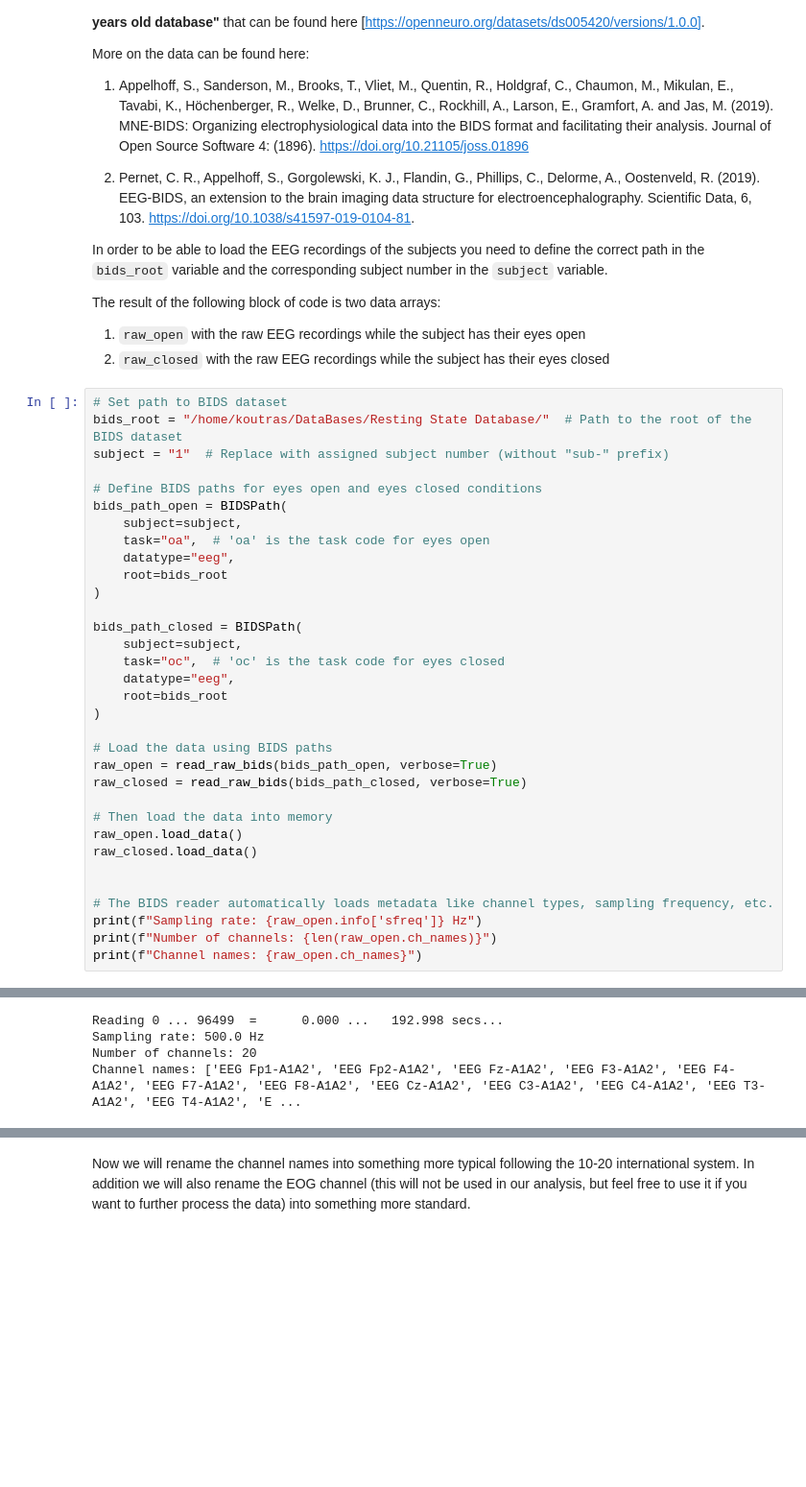
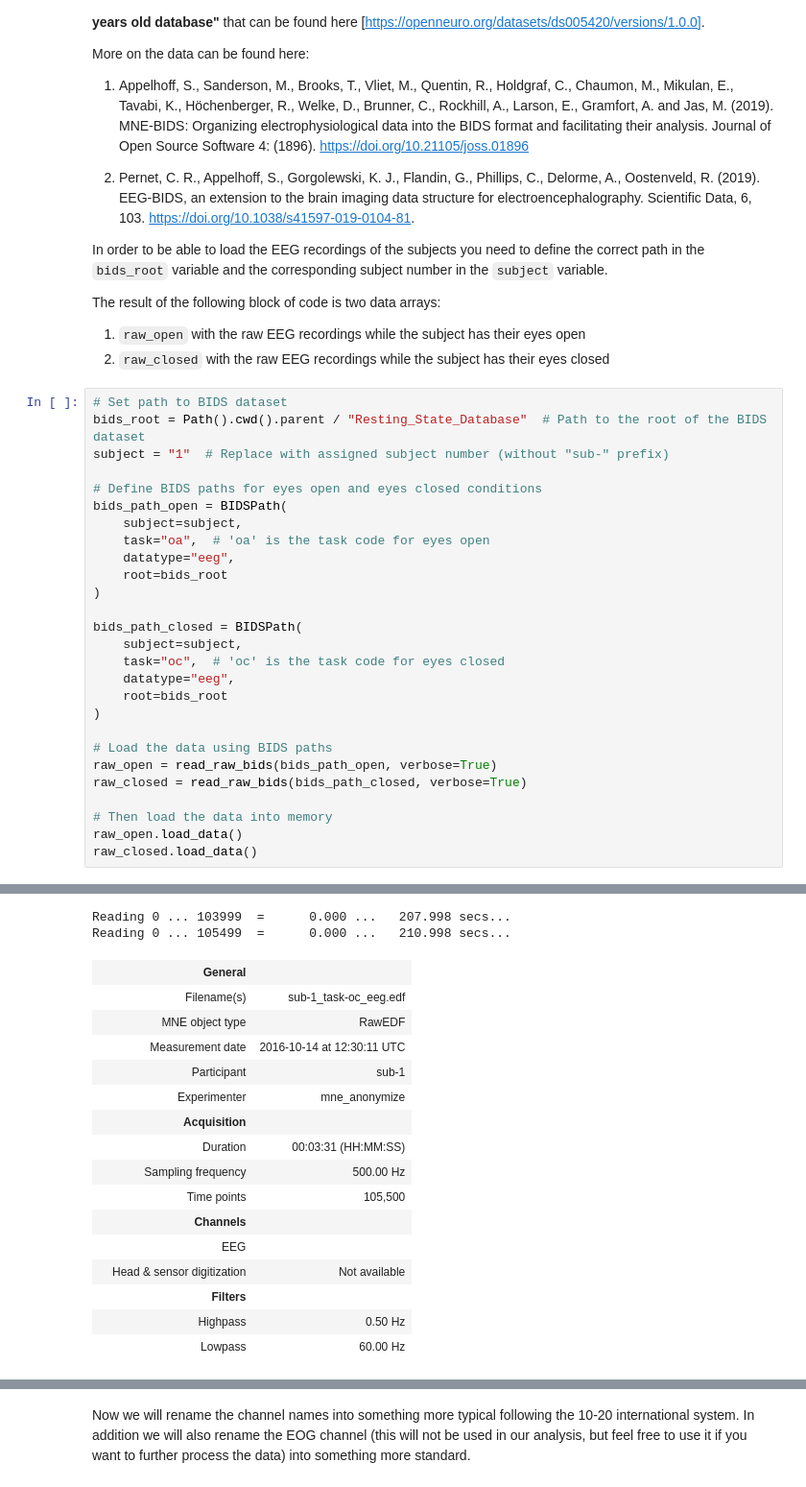
Before and after one commit to undeMalum/signal-processing, a Jupyter notebook: lec_3/code/resting_analysis.ipynb, the cells around one changed output, grey strips where cells are left out. Shown at 96% size. Drawn from its saved outputs; the diff is of its cells as text; blank space fills up the shorter version.

Commit message:
start analyzing subject data

````diff
--- a/lec_3/code/resting_analysis.ipynb
+++ b/lec_3/code/resting_analysis.ipynb
@@ -24,7 +24,7 @@ The result of the following block of code is two data arrays:
 2. ```raw_closed``` with the raw EEG recordings while the subject has their eyes closed
 # %%
 # Set path to BIDS dataset
-bids_root = "/home/koutras/DataBases/Resting State Database/"  # Path to the root of the BIDS dataset
+bids_root = Path().cwd().parent / "Resting_State_Database"  # Path to the root of the BIDS dataset
 subject = "1"  # Replace with assigned subject number (without "sub-" prefix)
 
 # Define BIDS paths for eyes open and eyes closed conditions
@@ -49,10 +49,4 @@ raw_closed = read_raw_bids(bids_path_closed, verbose=True)
 # Then load the data into memory
 raw_open.load_data()
 raw_closed.load_data()
-
-
-# The BIDS reader automatically loads metadata like channel types, sampling frequency, etc.
-print(f"Sampling rate: {raw_open.info['sfreq']} Hz")
-print(f"Number of channels: {len(raw_open.ch_names)}")
-print(f"Channel names: {raw_open.ch_names}")
 # %% [output]
@@ -78,7 +71,21 @@ The search_str was "/home/koutras/DataBases/Resting State Database/sub-10/**/eeg
   raw_closed = read_raw_bids(bids_path_closed, verbose=True)
 sex (subject sex): None
   raw_closed = read_raw_bids(bids_path_closed, verbose=True)
-Reading 0 ... 96499  =      0.000 ...   192.998 secs...
-Sampling rate: 500.0 Hz
-Number of channels: 20
-Channel names: ['EEG Fp1-A1A2', 'EEG Fp2-A1A2', 'EEG Fz-A1A2', 'EEG F3-A1A2', 'EEG F4-A1A2', 'EEG F7-A1A2', 'EEG F8-A1A2', 'EEG Cz-A1A2', 'EEG C3-A1A2', 'EEG C4-A1A2', 'EEG T3-A1A2', 'EEG T4-A1A2', 'E ...
+Reading 0 ... 103999  =      0.000 ...   207.998 secs...
+Reading 0 ... 105499  =      0.000 ...   210.998 secs...
+|  | General |  |
+|  | Filename(s) | sub-1_task-oc_eeg.edf |
+|  | MNE object type | RawEDF |
+|  | Measurement date | 2016-10-14 at 12:30:11 UTC |
+|  | Participant | sub-1 |
+|  | Experimenter | mne_anonymize |
+|  | Acquisition |  |
+|  | Duration | 00:03:31 (HH:MM:SS) |
+|  | Sampling frequency | 500.00 Hz |
+|  | Time points | 105,500 |
+|  | Channels |  |
+|  | EEG |  |
+|  | Head & sensor digitization | Not available |
+|  | Filters |  |
+|  | Highpass | 0.50 Hz |
+|  | Lowpass | 60.00 Hz |
````
Also changed, not shown: parts of 9 cells of this notebook, 4 other files.
